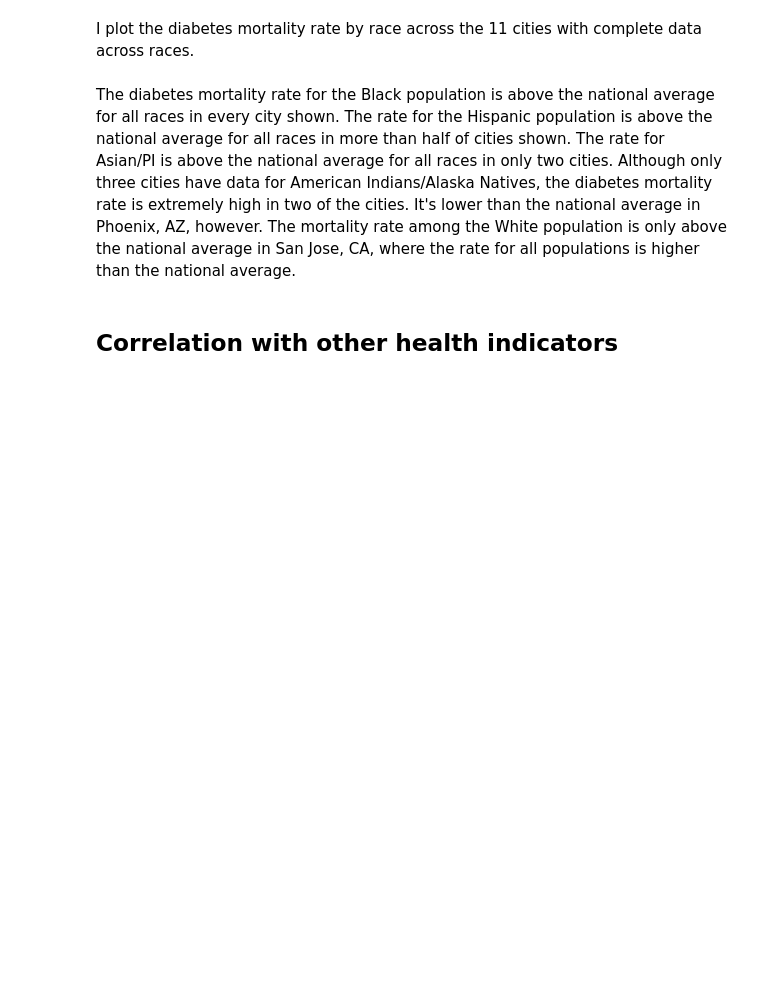
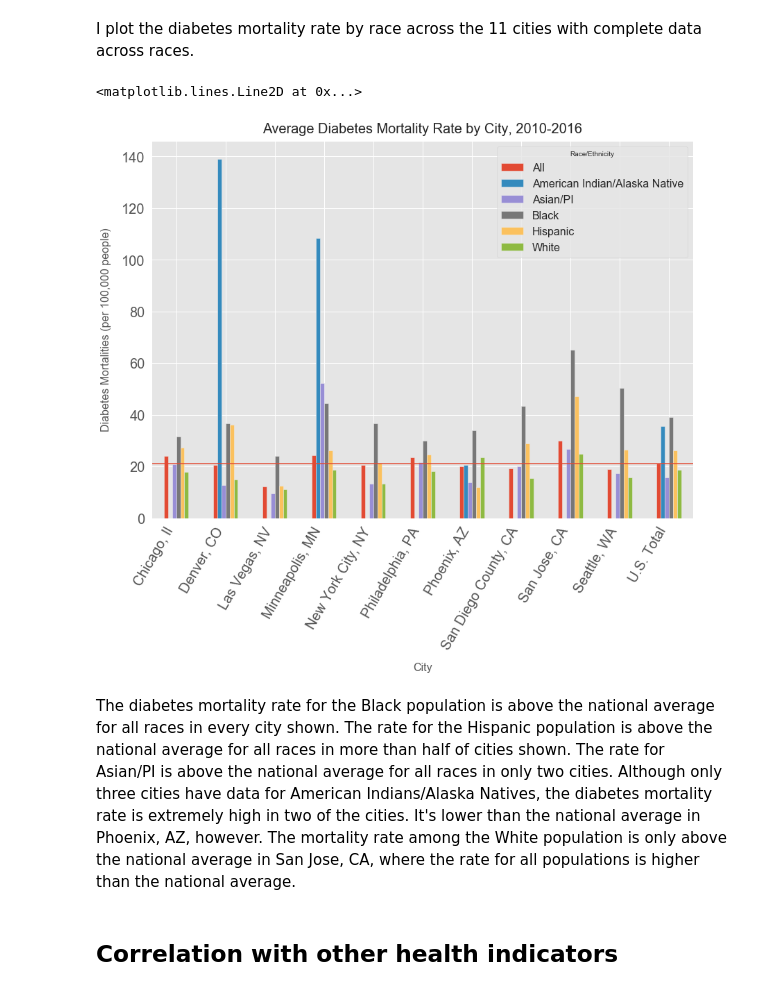
Before and after one commit to jessmontoya/Data_Science_Portfolio, a Jupyter notebook: BCHI_Diabetes_Viz/BCHI Diabetes Analysis and Visualization.ipynb, the cells around one changed output. Cells and saved outputs as stored; diff of their text form; code cells hidden in the pictures; blank space fills up the shorter version.

```diff
--- a/BCHI_Diabetes_Viz/BCHI Diabetes Analysis and Visualization.ipynb
+++ b/BCHI_Diabetes_Viz/BCHI Diabetes Analysis and Visualization.ipynb
@@ -273,19 +324,23 @@ db_clean = db_clean.dropna(thresh=6)
 # %%
 california = ['Los Angeles, CA', 'Oakland (Alameda County), CA', 'San Francisco, CA', 'Long Beach, CA']
 db_clean = db_clean[~db_clean['place'].isin(california)]
-# %%
-db_clean.set_index('place', inplace=True)
 # %% [markdown]
 I plot the diabetes mortality rate by race across the 11 cities with complete data across races.
+# %%
+db_clean = db_clean.replace('Las Vegas (Clark County), NV', 'Las Vegas, NV')
+db_clean = db_clean.replace('U.S. Total, U.S. Total', 'U.S. Total')
 # %%
-db_clean[['All', 'American Indian/Alaska Native', 'Asian/PI', 'Black', 'Hispanic', 'White']].plot(kind='bar',figsize=(14, 10))
+ax2 = db_clean[['All', 'American Indian/Alaska Native', 'Asian/PI', 'Black', 'Hispanic', 'White']].plot(kind='bar',figsize=(14, 10))
 
-plt.xticks(rotation=60, ha='right')
-plt.title('Average Diabetes Mortality Rate, 2010-2016', fontsize=18, y=1.01)
-plt.xlabel('City', labelpad=15)
-plt.ylabel('Diabetes Mortalities (per 100,000 people)', labelpad=15)
-plt.legend(['All', 'American Indian/Alaska Native', 'Asian/PI', 'Black', 'Hispanic', 'White'], fontsize=16, title="Race/Ethnicity")
-plt.axhline(diabetes.loc[(diabetes['place'] == 'U.S. Total, U.S. Total') & (diabetes['race'] == 'All'), 'value'].mean())
+ax2.set_xticklabels(db_clean['place'].unique(), rotation=60, ha='right')
+ax2.set_title('Average Diabetes Mortality Rate by City, 2010-2016', fontsize=20, y=1.01)
+ax2.set_xlabel('City', labelpad=15, fontsize=16)
+ax2.set_ylabel('Diabetes Mortalities (per 100,000 people)', labelpad=15, fontsize=16)
+ax2.legend(['All', 'American Indian/Alaska Native', 'Asian/PI', 'Black', 'Hispanic', 'White'], fontsize=16, title="Race/Ethnicity")
+ax2.axhline(diabetes.loc[(diabetes['place'] == 'U.S. Total, U.S. Total') & (diabetes['race'] == 'All'), 'value'].mean())
+# %% [output]
+<matplotlib.lines.Line2D at 0x...>
+[figure, added]
 # %% [markdown]
 The diabetes mortality rate for the Black population is above the national average for all races in every city shown. The rate for the Hispanic population is above the national average for all races in more than half of cities shown. The rate for Asian/PI is above the national average for all races in only two cities. Although only three cities have data for American Indians/Alaska Natives, the diabetes mortality rate is extremely high in two of the cities. It's lower than the national average in Phoenix, AZ, however. The mortality rate among the White population is only above the national average in San Jose, CA, where the rate for all populations is higher than the national average.
 # %% [markdown]
```
Also changed, not shown: parts of 18 cells of this notebook.
